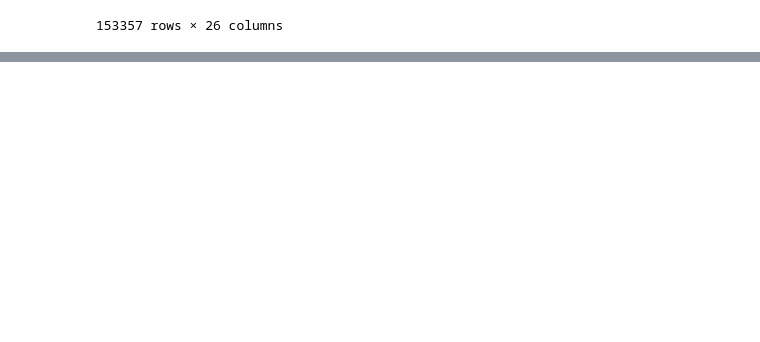
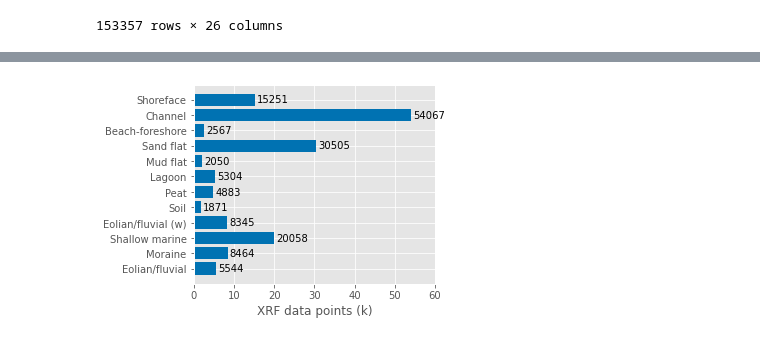
Before and after one commit to dispink/WASA-faciesXRF, a Jupyter notebook: build_labels.ipynb, the cells around one changed output, grey strips where cells are left out. Cells and saved outputs as stored; diff of their text form; code cells hidden in the pictures; blank space fills up the shorter version.

Commit message:
Visualize the data distribution in each facies
	modified:   build_labels.ipynb

```diff
--- a/build_labels.ipynb
+++ b/build_labels.ipynb
@@ -671,0 +674,2 @@ ml_cr_df[new_cols]
+# %%
+label = pd.read_csv('data/XRF_y_label.csv', index_col=0, squeeze=True)
@@ -671,0 +682,3 @@ ml_cr_df[new_cols]
+# %%
+counts = pd.DataFrame({'Facies': Facies, 'N': np.unique(label, return_counts=True)[1]})
+counts
@@ -671,0 +699,13 @@ ml_cr_df[new_cols]
+# %%
+plt.figure(figsize = (5, 3.54))
+plt.barh(y = counts.Facies[::-1], width = counts.N[::-1])
+for i in counts.index:
+    plt.text(counts.N[i] + 500,  counts.Facies[i], counts.N[i], va = 'center')
+
+locs,_ = plt.xticks()
+plt.xticks(locs, [0, 10, 20, 30, 40, 50, 60])
+plt.xlabel('XRF data points (k)')
+plt.tight_layout()
+plt.savefig('results/xrf_datapoints_fa_{}.png'.format(date))
+# %% [output]
+[figure, added]
```
Also changed, not shown: parts of 3 cells of this notebook.
